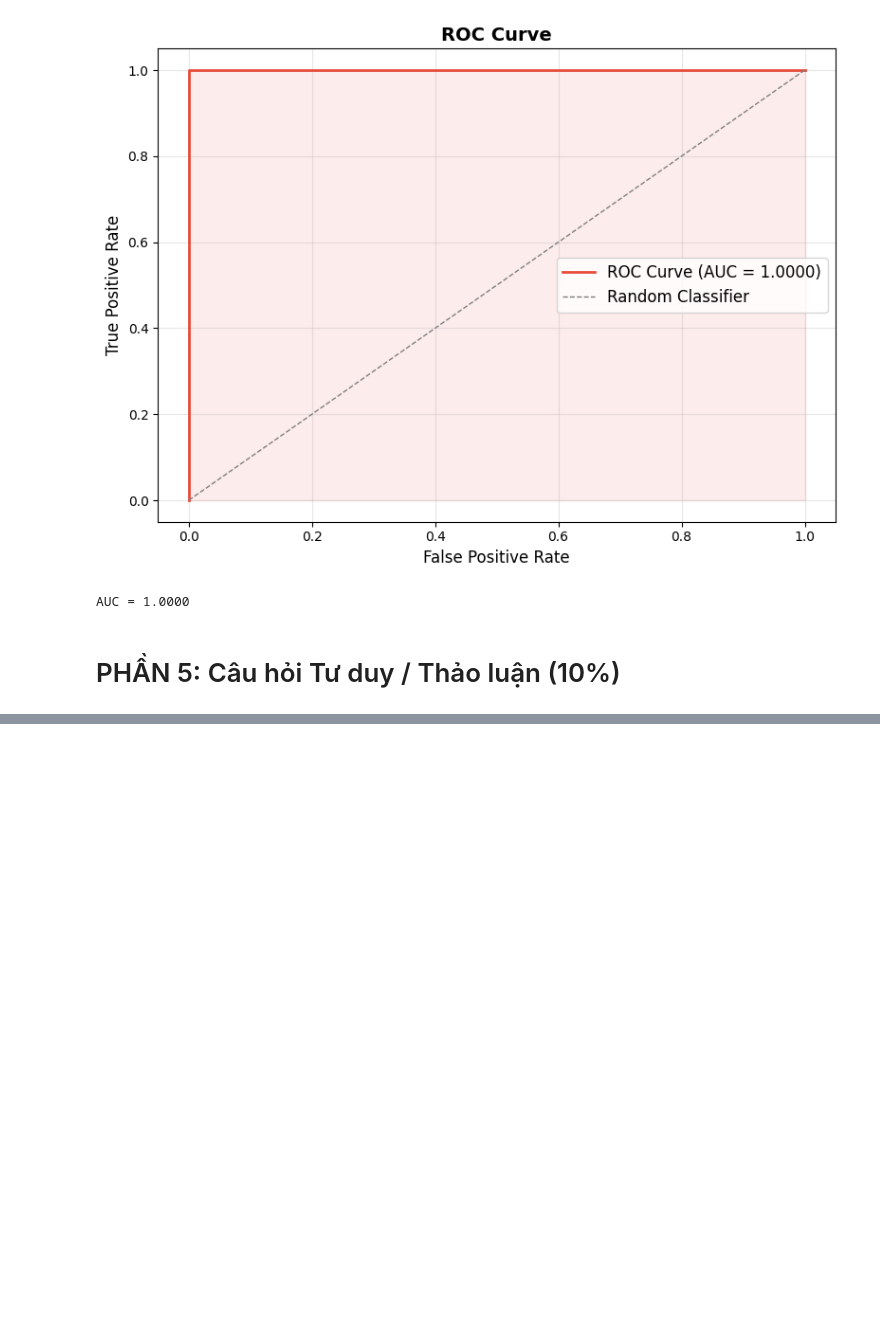
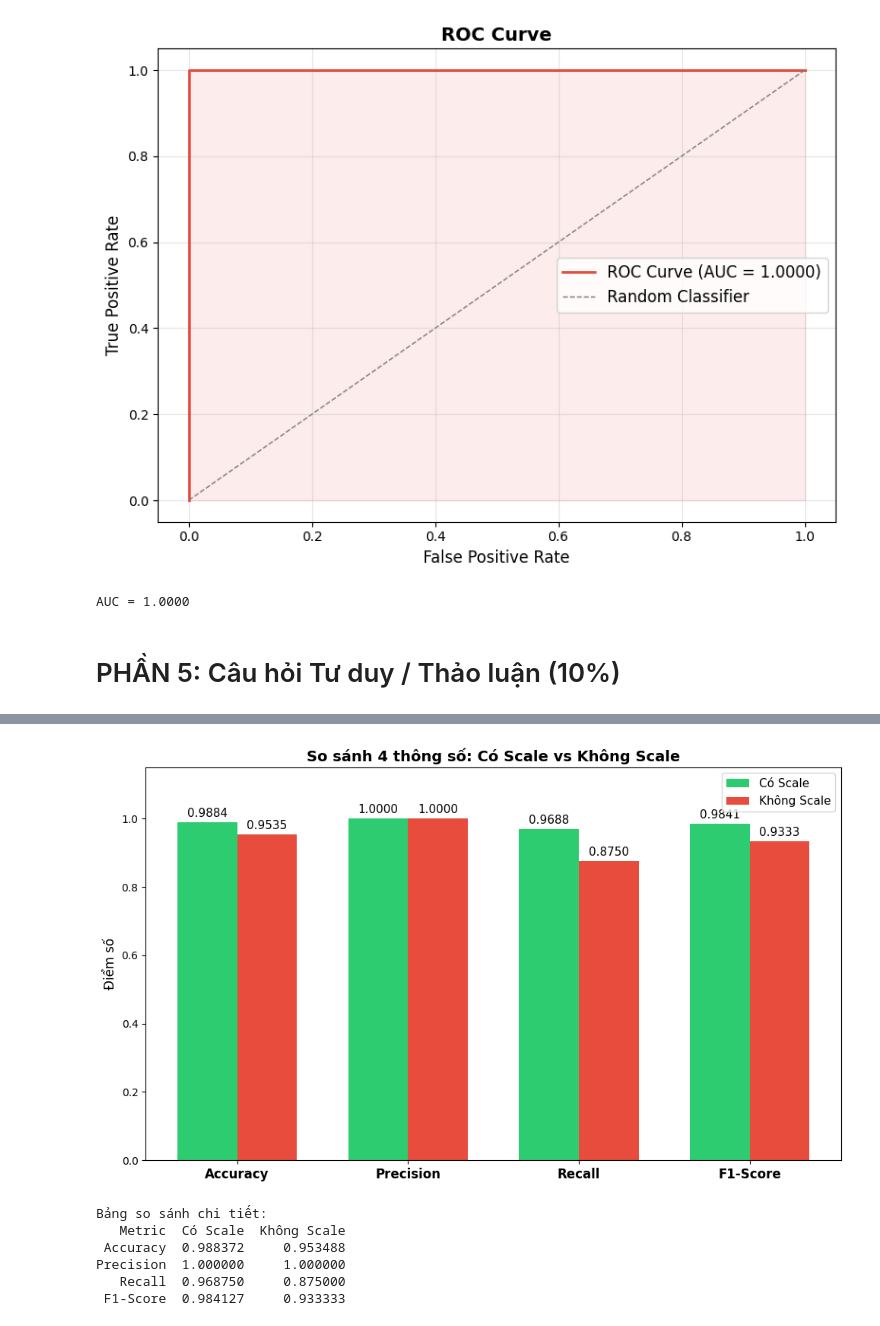
Before and after one commit to Klein1411/Breast-Cancer-Wisconsin---Neural-Network-Classification, a Jupyter notebook: main.ipynb, the cells around one changed output, grey strips where cells are left out. Saved outputs shown, nothing was run; the diff lists cells and outputs as text; code cells hidden in the pictures; blank space fills up the shorter version.

```diff
--- a/main.ipynb
+++ b/main.ipynb
@@ -573,0 +578,62 @@ print(f"\n=> Mô hình có Scale cho kết quả tốt hơn và loss ổn địn
+# %%
+y_pred_prob_no_scale = model_no_scale.predict(X_test.values).flatten()
+y_pred_no_scale = (y_pred_prob_no_scale >= 0.5).astype(int)
+
+metrics_scaled = [
+    test_acc,
+    precision,
+    recall,
+    f1
+]
+
+from sklearn.metrics import accuracy_score, precision_score, recall_score, f1_score
+
+metrics_no_scale = [
+    accuracy_score(y_test, y_pred_no_scale),
+    precision_score(y_test, y_pred_no_scale, zero_division=0),
+    recall_score(y_test, y_pred_no_scale, zero_division=0),
+    f1_score(y_test, y_pred_no_scale, zero_division=0)
+]
+
+
+labels = ['Accuracy', 'Precision', 'Recall', 'F1-Score']
+x = np.arange(len(labels))
+width = 0.35
+
+fig, ax = plt.subplots(figsize=(10, 6))
+rects1 = ax.bar(x - width/2, metrics_scaled, width, label='Có Scale', color='#2ecc71')
+rects2 = ax.bar(x + width/2, metrics_no_scale, width, label='Không Scale', color='#e74c3c')
+
+ax.set_ylabel('Điểm số', fontsize=12)
+ax.set_title('So sánh 4 thông số: Có Scale vs Không Scale', fontsize=14, fontweight='bold')
+ax.set_xticks(x)
+ax.set_xticklabels(labels, fontsize=12, fontweight='bold')
+ax.set_ylim(0, 1.15)
+ax.legend(loc='upper right', fontsize=11)
+
+
+def autolabel(rects):
+    for rect in rects:
+        height = rect.get_height()
+        ax.annotate(f'{height:.4f}',
+                    xy=(rect.get_x() + rect.get_width() / 2, height),
+                    xytext=(0, 3),
+                    textcoords="offset points",
+                    ha='center', va='bottom', fontsize=11)
+
+autolabel(rects1)
+autolabel(rects2)
+
+plt.tight_layout()
+plt.show()
+
+
+import pandas as pd
+df_compare = pd.DataFrame({
+    'Metric': labels,
+    'Có Scale': metrics_scaled,
+    'Không Scale': metrics_no_scale
+})
+print("\nBảng so sánh chi tiết:")
+print(df_compare.to_string(index=False))
+# %% [output]
@@ -573,0 +641,7 @@ print(f"\n=> Mô hình có Scale cho kết quả tốt hơn và loss ổn địn
+[figure, added]
+Bảng so sánh chi tiết:
+   Metric  Có Scale  Không Scale
+ Accuracy  0.988372     0.953488
+Precision  1.000000     1.000000
+   Recall  0.968750     0.875000
+ F1-Score  0.984127     0.933333
```
Also changed, not shown: parts of 5 cells of this notebook.
